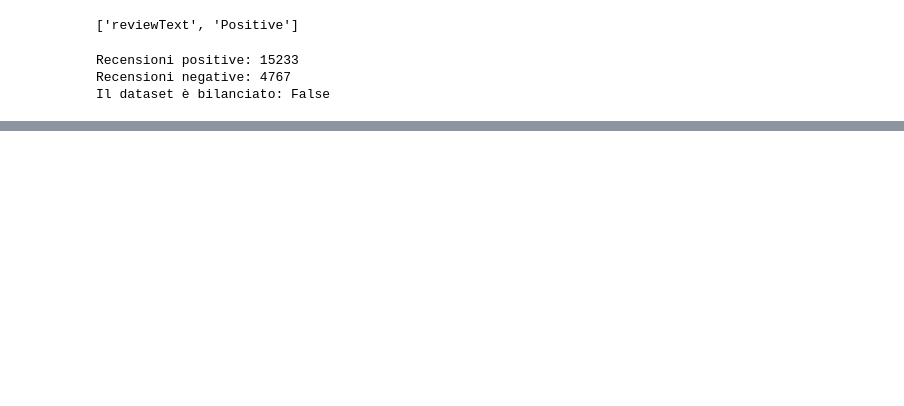
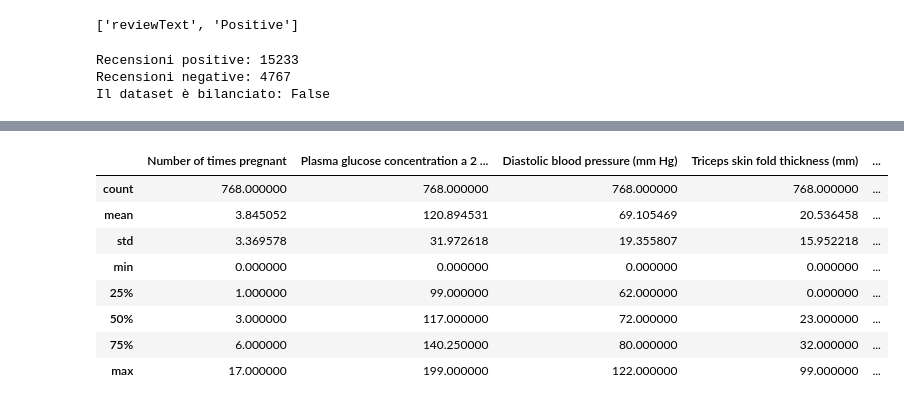
Before and after one commit to Leonardodemetrio94/PYTHON, a Jupyter notebook: W14D05.ipynb, the cells around one changed output, grey strips where cells are left out. Cells and saved outputs as stored; diff of their text form; code cells hidden in the pictures; blank space fills up the shorter version.

```diff
--- a/W14D05.ipynb
+++ b/W14D05.ipynb
@@ -305,3 +325,8 @@ print("Il dataset è bilanciato:", is_balanced)
 Recensioni positive: 15233
 Recensioni negative: 4767
 Il dataset è bilanciato: False
+# %%
+#accesso al dataset diabetes.csv
+import pandas as pd
+filepath=r"C:\Users\Leo\Desktop\EPICODE\3_PYTHON\W14D05\beginner_datasets\diabetes.csv"
+df=pd.read_csv(filepath)
@@ -307,0 +358,13 @@ Il dataset è bilanciato: False
+# %%
+#Stampiamo dei descrittori statistici del dataset;
+df.describe()
+# %% [output]
+|  | Number of times pregnant | Plasma glucose concentration a 2 ... | Diastolic blood pressure (mm Hg) | Triceps skin fold thickness (mm) | ... |
+| count | 768.000000 | 768.000000 | 768.000000 | 768.000000 | ... |
+| mean | 3.845052 | 120.894531 | 69.105469 | 20.536458 | ... |
+| std | 3.369578 | 31.972618 | 19.355807 | 15.952218 | ... |
+| min | 0.000000 | 0.000000 | 0.000000 | 0.000000 | ... |
+| 25% | 1.000000 | 99.000000 | 62.000000 | 0.000000 | ... |
+| 50% | 3.000000 | 117.000000 | 72.000000 | 23.000000 | ... |
+| 75% | 6.000000 | 140.250000 | 80.000000 | 32.000000 | ... |
+| max | 17.000000 | 199.000000 | 122.000000 | 99.000000 | ... |
```
Also changed, not shown: parts of 28 cells of this notebook, 1 other file.
